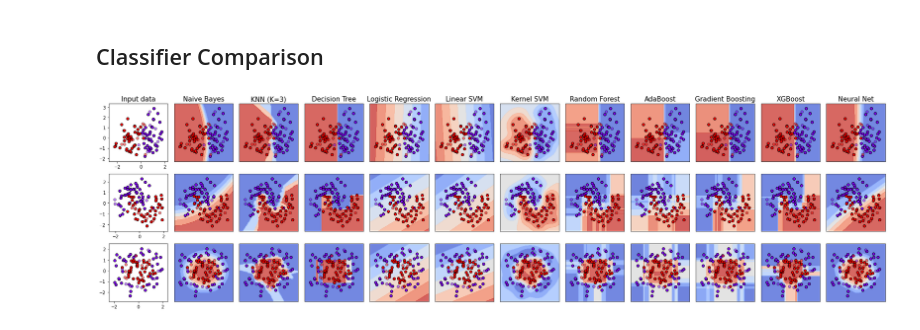
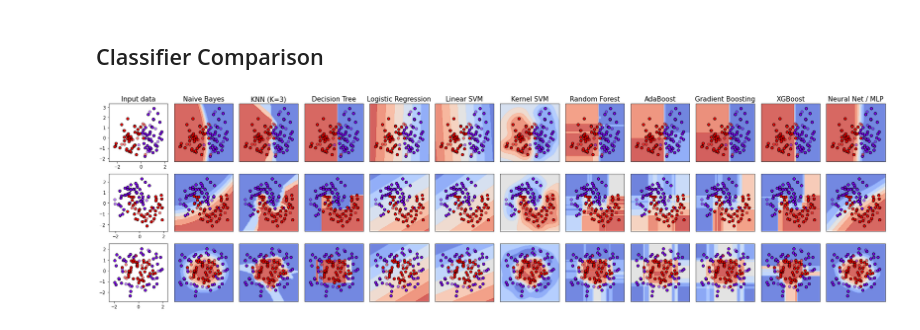
Before and after one commit to PEESEgroup/SysEn6880, a Jupyter notebook: Classification.ipynb, the cells around one changed output. Saved outputs shown, nothing was run; the diff lists cells and outputs as text; code cells hidden in the pictures.

```diff
--- a/Classification.ipynb
+++ b/Classification.ipynb
@@ -410,7 +410,7 @@ from sklearn.ensemble import AdaBoostClassifier
 # Create an AdaBoost Classifier using decision trees as the base estimator
 abt_model = AdaBoostClassifier(DecisionTreeClassifier(max_depth=1),
                                n_estimators=200)
-abt_model.fit(X, Y)
+abt_model.fit(X, y)
 
 # call the predict_test function to predict the test data
 Xtest = [[5, 1.5], [1.6, 5.2]]
@@ -420,7 +420,7 @@ predict_test(Xtest, abt_model, model_name)
 # plot the decision boundary of the logistic regression model
 h = 0.03
 xx, yy, Z = meshgrid_predict(X[:, 0], X[:, 1], h, abt_model)
-make_plot(xx, yy, Z, X, Y, model_name)
+make_plot(xx, yy, Z, X, y, model_name)
 plt.show()
 # %% [output]
 The test data point [5, 1.5] is classified to Category 2 by AdaBoost Classifier.
@@ -443,7 +443,7 @@ from sklearn.ensemble import GradientBoostingClassifier
 # Create an Gradient Boosting Classifier
 gb_model = GradientBoostingClassifier(n_estimators=100, learning_rate=0.1, max_depth=2)
 
-gb_model.fit(X, Y)
+gb_model.fit(X, y)
 
 # call the predict_test function to predict the test data
 Xtest = [[5, 1.5], [1.6, 5.2]]
@@ -453,7 +453,7 @@ predict_test(Xtest, gb_model, model_name)
 # plot the decision boundary of the logistic regression model
 h = 0.01
 xx, yy, Z = meshgrid_predict(X[:, 0], X[:, 1], h, gb_model)
-make_plot(xx, yy, Z, X, Y, model_name)
+make_plot(xx, yy, Z, X, y, model_name)
 plt.show()
 # %% [output]
 The test data point [5, 1.5] is classified to Category 2 by Gradient Boosting Classifier.
@@ -481,12 +481,12 @@ xgb_model = xgb.XGBClassifier(objective="multi:softprob",
                               learning_rate = 1e-3,
                               use_label_encoder=False)
 
-xgb_model.fit(X, Y)
+xgb_model.fit(X, y)
 
 # plot the decision boundary of the logistic regression model
 h = 0.01
 xx, yy, Z = meshgrid_predict(X[:, 0], X[:, 1], h, xgb_model)
-make_plot(xx, yy, Z, X, Y, model_name)
+make_plot(xx, yy, Z, X, y, model_name)
 plt.show()
 # %% [output]
 [figure]
@@ -512,7 +512,7 @@ names = ["Naive Bayes",
          "AdaBoost",
          "Gradient Boosting",
          "XGBoost",
-         "Neural Net"]
+         "Neural Net / MLP"]
 
 classifiers = [
     GaussianNB(),
@@ -529,12 +529,12 @@ classifiers = [
 
 
 # the 1st data set is a randomly generated n-class classification problem
-X, Y = make_classification(n_features=2, n_redundant=0, n_informative=2,
+X, y = make_classification(n_features=2, n_redundant=0, n_informative=2,
                            random_state=1, n_clusters_per_class=1)
 
 rng = np.random.RandomState(2)
 X += 2 * rng.uniform(size=X.shape)
-linearly_separable = (X, Y)
+linearly_separable = (X, y)
 
 # the 2nd and 3rd datasets are the standard make_moons and make_circles datasets
 datasets = [linearly_separable,
@@ -553,13 +553,13 @@ i = 1
 # iterate over datasets
 for ds_count, ds in enumerate(datasets):
     # preprocess dataset, split into training and test part
-    X, Y = ds
+    X, y = ds
 
     # standardize the dataset by removing the mean and scaling to unit variance
     X = StandardScaler().fit_transform(X)
 
     # split the training and test datasets
-    X_train, X_test, y_train, y_test = train_test_split(X, Y, test_size=.2, random_state=8)
+    X_train, X_test, y_train, y_test = train_test_split(X, y, test_size=.2, random_state=8)
 
     # get the ranges of data for plotting the meshgrid
     x_min, x_max = X[:, 0].min() - .5, X[:, 0].max() + .5
@@ -589,31 +589,31 @@ for ds_count, ds in enumerate(datasets):
         # train the model and output Z as the density value (instead of prediction)
         model.fit(X_train, y_train)
         score = model.score(X_test, y_test)
         if hasattr(model, "decision_function"):
             Z = model.decision_function(np.c_[xx.ravel(), yy.ravel()])
         else:
             Z = model.predict_proba(np.c_[xx.ravel(), yy.ravel()])[:, 1]
 
         # plot the density map by Z values
         Z = Z.reshape(xx.shape)
         ax.contourf(xx, yy, Z, cmap='coolwarm', alpha=.8)
 
         # Plot the training points
         ax.scatter(X_train[:, 0], X_train[:, 1], c=y_train, cmap='rainbow', edgecolors='k')
         # Plot the testing points
         ax.scatter(X_test[:, 0], X_test[:, 1], c=y_test, cmap='rainbow', edgecolors='k', alpha=0.5)
 
         ax.set_xlim(xx.min(), xx.max())
         ax.set_ylim(yy.min(), yy.max())
 
         if ds_count == 0:
             ax.set_title(name, fontsize=15)
         ax.set_xticks([])
         ax.set_yticks([])
 
         i += 1
 
 plt.tight_layout()
 plt.show()
 # %% [output]
-[figure, old version]
+[figure, new version]
```
Also changed, not shown: parts of 15 cells of this notebook.
